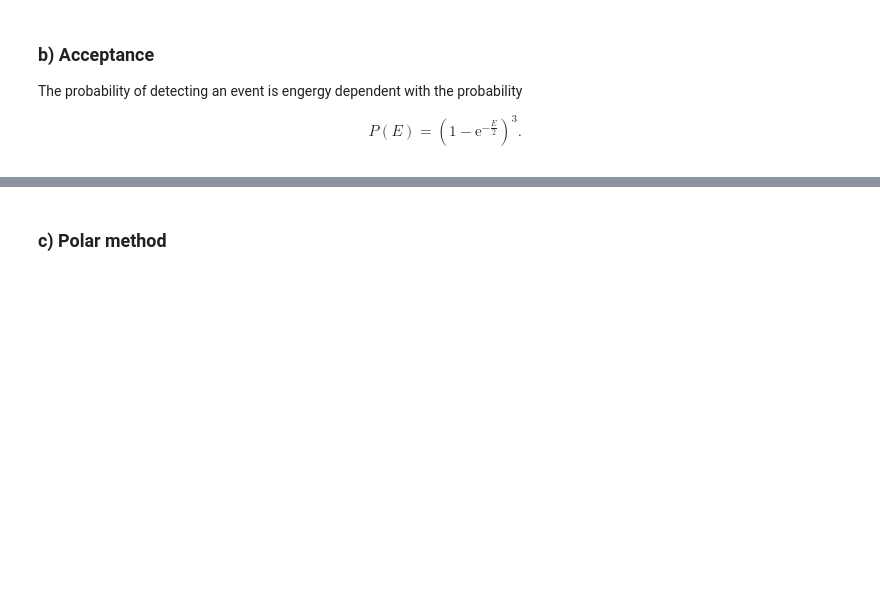
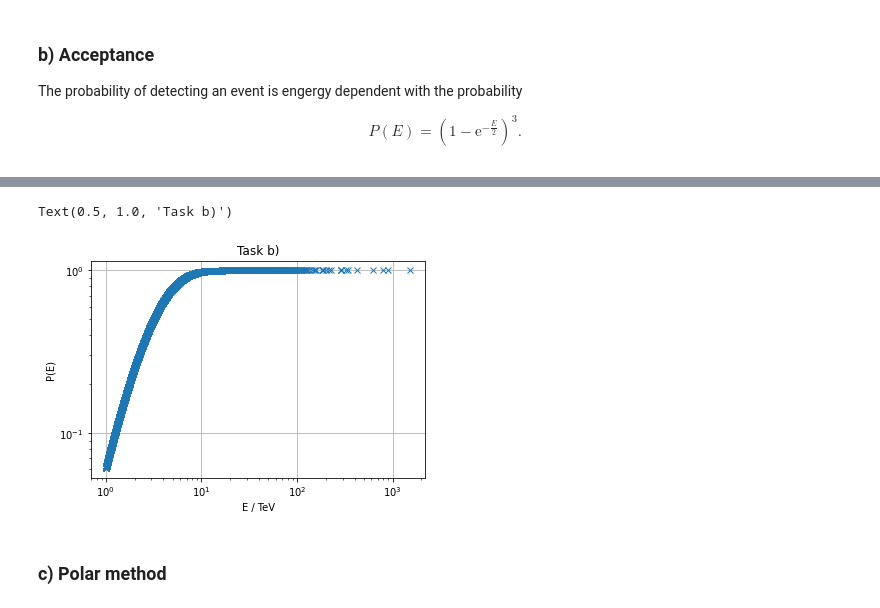
Before and after one commit to ttros/SMD, a Jupyter notebook: 5/exercise_11.ipynb, the cells around one changed output, grey strips where cells are left out. Drawn from its saved outputs; the diff is of its cells as text; code cells hidden in the pictures; blank space fills up the shorter version.

```diff
--- a/5/exercise_11.ipynb
+++ b/5/exercise_11.ipynb
@@ -112,3 +138,15 @@ Wie sollen wir von % zu True/False kommen?
+# %%
+# plot for b)
+plt.plot(signal['Energy'], P(signal['Energy']), 'x')
+plt.xscale('log')
+plt.yscale('log')
+plt.xlabel('E / TeV')
+plt.ylabel('P(E)')
+plt.grid()
+plt.title('Task b)')
+# %% [output]
+Text(0.5, 1.0, 'Task b)')
+[figure, added]
 # %% [markdown]
 ### c) Polar method
 # %%
```
Also changed, not shown: parts of 15 cells of this notebook.
